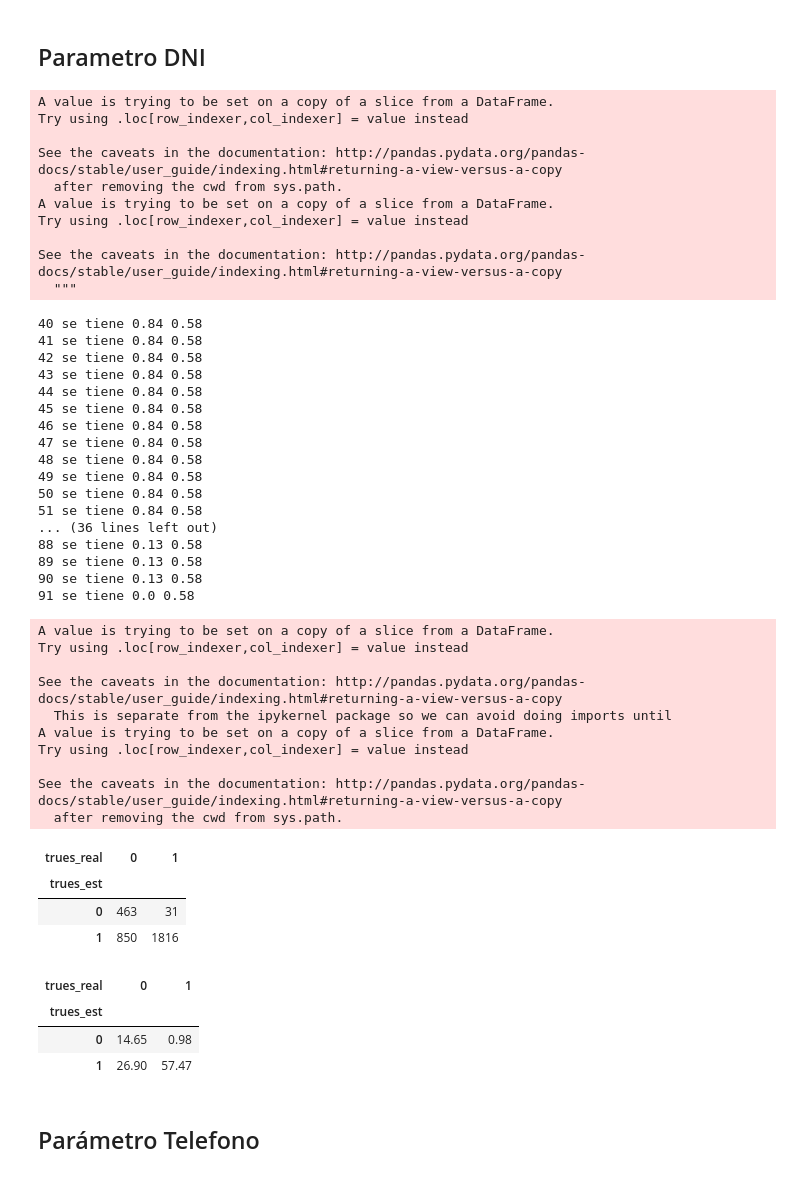
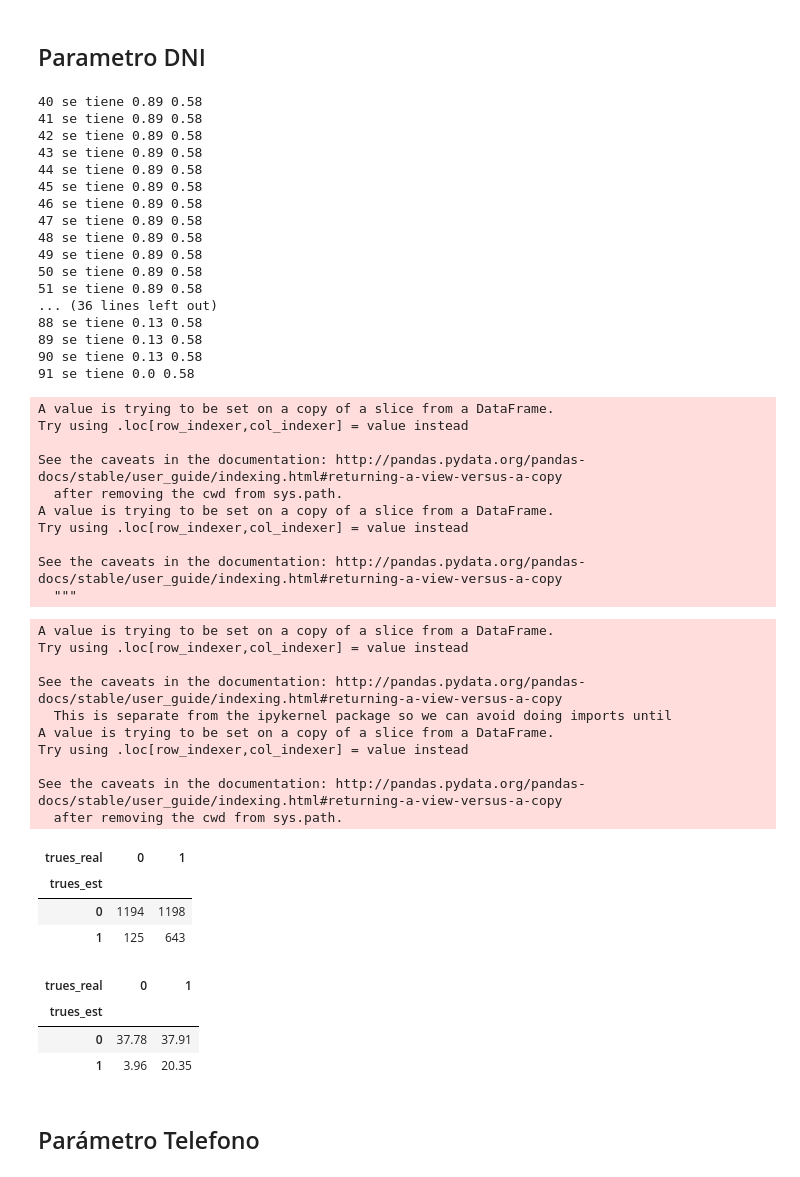
Before and after one commit to hvcdrake/handwrittenExtractor, a Jupyter notebook: notebooks_flow/AzureComparing.ipynb, the cells around one changed output. Saved outputs shown, nothing was run; the diff lists cells and outputs as text; code cells hidden in the pictures.

```diff
--- a/notebooks_flow/AzureComparing.ipynb
+++ b/notebooks_flow/AzureComparing.ipynb
@@ -102,5 +95,5 @@ local.head()
 # %%
-bd_azure = pd.read_csv('azure_result/azure_result.csv', dtype={'DNI':str, 'telefono':str})
+bd_azure = pd.read_csv('azure_result/azure_result_testing.csv', dtype={'DNI':str, 'telefono':str})
 bd_azure = bd_azure.fillna('')
 # %%
 bd_azure.head(100)
@@ -342,69 +336,69 @@ mail_dni_azure[['cuenta','porcentaje']]
 for i in range(40, 92, 1):
     param_dni = total_comp_azure[['NombreArchivo','DNI_y','DNI_final','AcertividadDNI']]
     # param_dni = param_dni[param_dni.dni_yolo.apply(len)==8]
-    param_dni['trues_est'] = np.where(np.logical_and(param_dni['AcertividadDNI']>=i,param_dni.DNI_final.apply(len)==8), 1, 0)
+    param_dni['trues_est'] = np.where(param_dni['AcertividadDNI']>=i, 1, 0)
     param_dni['trues_real'] = np.where(param_dni['DNI_final']==param_dni['DNI_y'], 1, 0)
 
     te, tr, tt = param_dni['trues_est'].sum(), param_dni['trues_real'].sum(), param_dni['trues_real'].values.size
     # print('{} se tiene {} {} {}'.format(i, te, tr, tt))
     print('{} se tiene {} {}'.format(i, round(te/(tt),2), round(tr/(tt),2)))
 # %% [output]
-A value is trying to be set on a copy of a slice from a DataFrame.
-Try using .loc[row_indexer,col_indexer] = value instead
-
-See the caveats in the documentation: http://pandas.pydata.org/pandas-docs/stable/user_guide/indexing.html#returning-a-view-versus-a-copy
-  after removing the cwd from sys.path.
-A value is trying to be set on a copy of a slice from a DataFrame.
-Try using .loc[row_indexer,col_indexer] = value instead
-
-See the caveats in the documentation: http://pandas.pydata.org/pandas-docs/stable/user_guide/indexing.html#returning-a-view-versus-a-copy
-  """
+40 se tiene 0.89 0.58
+41 se tiene 0.89 0.58
+42 se tiene 0.89 0.58
+43 se tiene 0.89 0.58
+44 se tiene 0.89 0.58
+45 se tiene 0.89 0.58
+46 se tiene 0.89 0.58
+47 se tiene 0.89 0.58
+48 se tiene 0.89 0.58
+49 se tiene 0.89 0.58
+50 se tiene 0.89 0.58
+51 se tiene 0.89 0.58
+... (36 lines left out)
+88 se tiene 0.13 0.58
+89 se tiene 0.13 0.58
+90 se tiene 0.13 0.58
+91 se tiene 0.0 0.58
-40 se tiene 0.84 0.58
-41 se tiene 0.84 0.58
-42 se tiene 0.84 0.58
-43 se tiene 0.84 0.58
-44 se tiene 0.84 0.58
-45 se tiene 0.84 0.58
-46 se tiene 0.84 0.58
-47 se tiene 0.84 0.58
-48 se tiene 0.84 0.58
-49 se tiene 0.84 0.58
-50 se tiene 0.84 0.58
-51 se tiene 0.84 0.58
-... (36 lines left out)
-88 se tiene 0.13 0.58
-89 se tiene 0.13 0.58
-90 se tiene 0.13 0.58
-91 se tiene 0.0 0.58
+A value is trying to be set on a copy of a slice from a DataFrame.
+Try using .loc[row_indexer,col_indexer] = value instead
+
+See the caveats in the documentation: http://pandas.pydata.org/pandas-docs/stable/user_guide/indexing.html#returning-a-view-versus-a-copy
+  after removing the cwd from sys.path.
+A value is trying to be set on a copy of a slice from a DataFrame.
+Try using .loc[row_indexer,col_indexer] = value instead
+
+See the caveats in the documentation: http://pandas.pydata.org/pandas-docs/stable/user_guide/indexing.html#returning-a-view-versus-a-copy
+  """
 # %%
 param_dni = total_comp_azure[['NombreArchivo','DNI_y','DNI_final','AcertividadDNI']]
 
-param_dni['trues_est'] = np.where(np.logical_and(param_dni['AcertividadDNI']>=67,param_dni.DNI_final.apply(len)==8), 1, 0)
+param_dni['trues_est'] = np.where(param_dni['AcertividadDNI']>=79, 1, 0)
 param_dni['trues_real'] = np.where(param_dni['DNI_final']==param_dni['DNI_y'], 1, 0)
 pd.crosstab(param_dni['trues_est'],param_dni['trues_real'])
 # %% [output]
 A value is trying to be set on a copy of a slice from a DataFrame.
 Try using .loc[row_indexer,col_indexer] = value instead
 
 See the caveats in the documentation: http://pandas.pydata.org/pandas-docs/stable/user_guide/indexing.html#returning-a-view-versus-a-copy
   This is separate from the ipykernel package so we can avoid doing imports until
 A value is trying to be set on a copy of a slice from a DataFrame.
 Try using .loc[row_indexer,col_indexer] = value instead
 
 See the caveats in the documentation: http://pandas.pydata.org/pandas-docs/stable/user_guide/indexing.html#returning-a-view-versus-a-copy
   after removing the cwd from sys.path.
 | trues_real | 0 | 1 |
 | trues_est |  |  |
-| 0 | 463 | 31 |
-| 1 | 850 | 1816 |
+| 0 | 1194 | 1198 |
+| 1 | 125 | 643 |
 # %%
 norm = pd.crosstab(param_dni['trues_est'],param_dni['trues_real'],normalize=True)
 np.round(norm * 100, 2)
 # %% [output]
 | trues_real | 0 | 1 |
 | trues_est |  |  |
-| 0 | 14.65 | 0.98 |
-| 1 | 26.90 | 57.47 |
+| 0 | 37.78 | 37.91 |
+| 1 | 3.96 | 20.35 |
 # %% [markdown]
 ## Parámetro Telefono
 # %%
```
Also changed, not shown: parts of 16 cells of this notebook, 4 other files.
